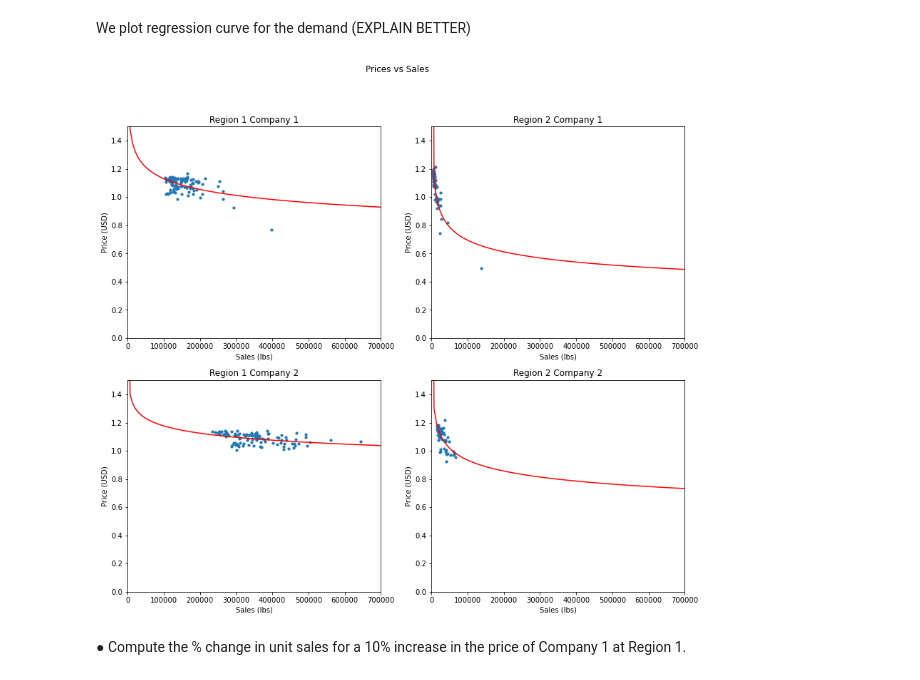
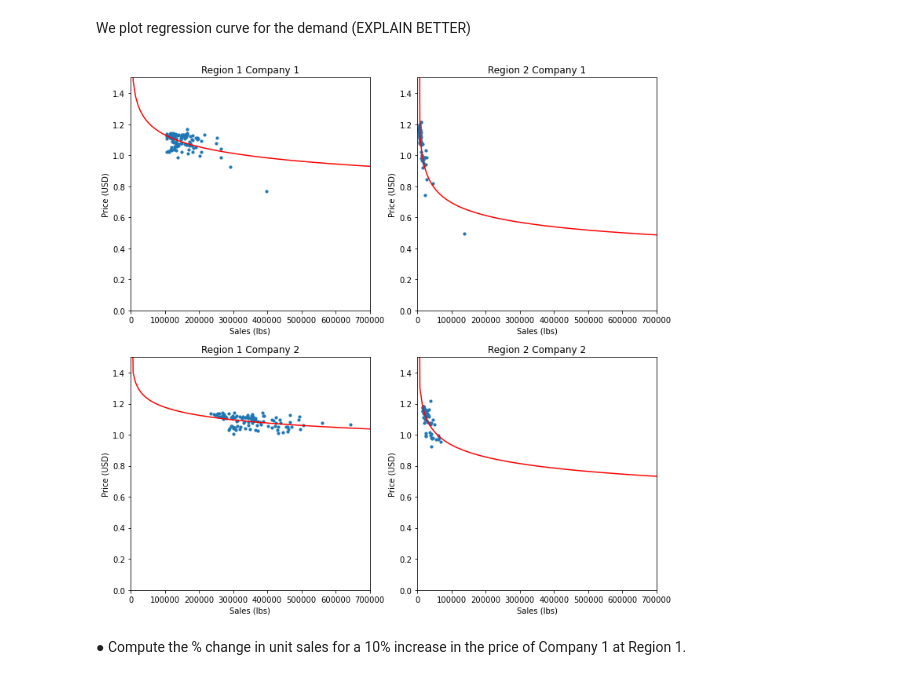
Before and after one commit to hinojosaad/Damavis-Challenge, a Jupyter notebook: Damavis Data Science Challenge.ipynb, the cells around one changed output. Saved outputs shown, nothing was run; the diff lists cells and outputs as text; code cells hidden in the pictures.

```diff
--- a/Damavis Data Science Challenge.ipynb
+++ b/Damavis Data Science Challenge.ipynb
@@ -488,9 +488,7 @@ We plot regression curve for the demand (EXPLAIN BETTER)
 # %%
 xseq = np.linspace(1, 700000, num=100)
 
-fig, ((ax11, ax21),(ax12,ax22)) = plt.subplots(2, 2,figsize=(14,12))
-fig.suptitle("Prices vs Sales")
-
+fig, ((ax11, ax21),(ax12,ax22)) = plt.subplots(2, 2,figsize=(12,12))
 
 ax11.scatter(r1_c1["Sales_U"],r1_c1["Price_USD"],s=10)
 ax11.plot(xseq, A11 * (xseq**(k11**(-1))) , color="red")
@@ -511,34 +509,34 @@ ax21.set_ylim(0,1.5)
 
 ax21.set_title("Region 2 Company 1")
 ax21.set_xlabel("Sales (lbs)")
 ax21.set_ylabel("Price (USD)")
 
 
 ax12.scatter(r1_c2["Sales_U"],r1_c2["Price_USD"],s=10)
 ax12.plot(xseq, A12 * (xseq**(k12**(-1))) , color="red")
 
 ax12.set_xlim(0,700000)
 ax12.set_ylim(0,1.5)
 
 ax12.set_title("Region 1 Company 2")
 ax12.set_xlabel("Sales (lbs)")
 ax12.set_ylabel("Price (USD)")
 
 
 ax22.scatter(r2_c2["Sales_U"],r2_c2["Price_USD"],s=10)
 ax22.plot(xseq, A22 * (xseq**(k22**(-1))) , color="red")
 
 ax22.set_xlim(0,700000)
 ax22.set_ylim(0,1.5)
 
 ax22.set_title("Region 2 Company 2")
 ax22.set_xlabel("Sales (lbs)")
 ax22.set_ylabel("Price (USD)")
 
 
 plt.show()
 # %% [output]
-[figure, old version]
+[figure, new version]
 # %% [markdown]
 ● Compute the % change in unit sales for a 10% increase in the price of Company 1 at Region 1.
 # %% [markdown]
```
Also changed, not shown: parts of 13 cells of this notebook.
